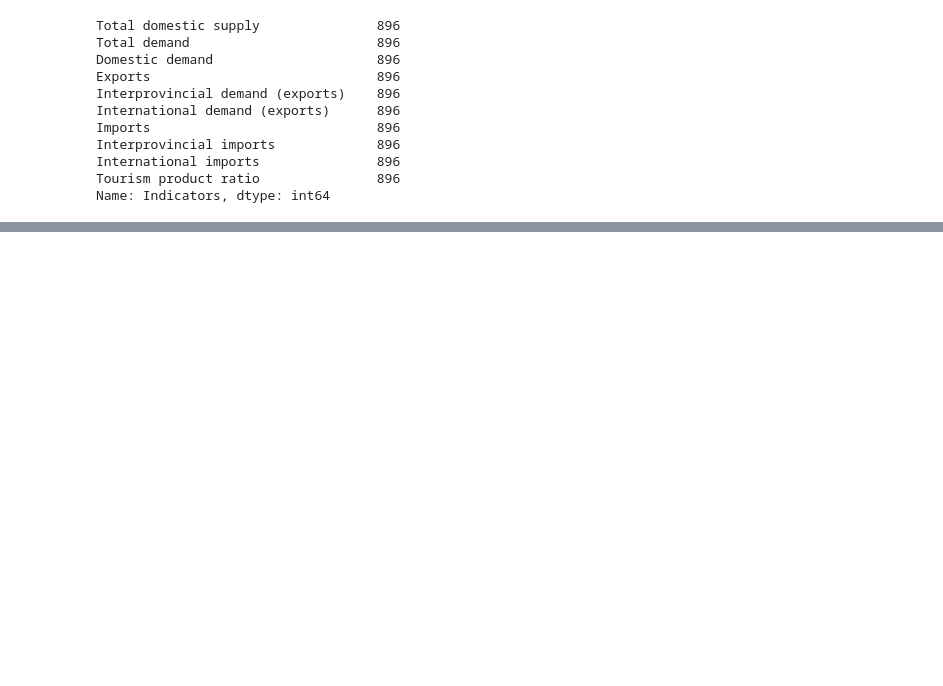
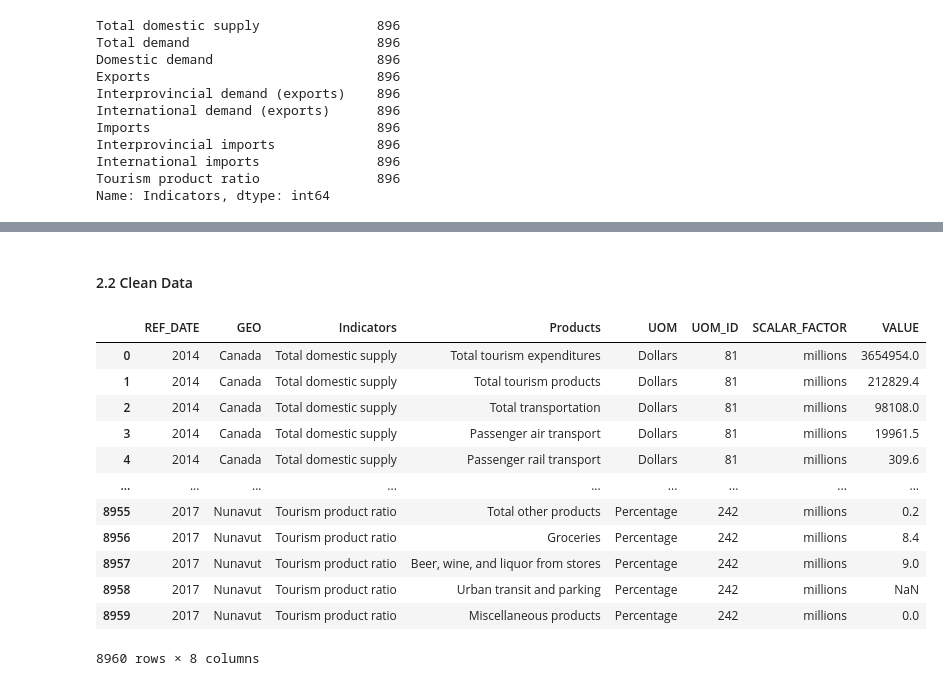
Before and after one commit to data301-2021-winter1/group05-project, a Jupyter notebook: notebooks/analysis3.ipynb, the cells around one changed output, grey strips where cells are left out. Drawn from its saved outputs; the diff is of its cells as text; code cells hidden in the pictures; blank space fills up the shorter version.

Commit message:
worked on some more steps in milestone 3 - Task 2 Analysis pipeline - cleaning

```diff
--- a/notebooks/analysis3.ipynb
+++ b/notebooks/analysis3.ipynb
@@ -4,8 +4,8 @@
 My Interests are surrounding the growth of tourism in BC, as I live in Kelowna which is a tourist hotspot in BC, and would like to see where growth trends are heading. I am curious where are the majority of BCs tourists coming from: domestically or out-of-province? As well as, what is BCs overall tourism growth rate from 2014-2017 compared to Canada’s?
 # %%
 import pandas as pd
-df = pd.read_csv("../data/raw/tourism.csv")
-df
+df1 = pd.read_csv("../data/raw/tourism.csv")
+df1
 # %% [output]
 |  | REF_DATE | GEO | DGUID | Indicators | Products | UOM | UOM_ID | SCALAR_FACTOR | SCALAR_ID | VECTOR | ... |
 | 0 | 2014 | Canada | 2016A11124 | Total domestic supply | Total tourism expenditures | Dollars | 81 | millions | 6 | v1001801179 | ... |
@@ -132,0 +151,23 @@ Name: Indicators, dtype: int64
+# %% [markdown]
+#### 2.2 Clean Data
+# %%
+#First I will remove columns not being used, and rows columns 13/14 with all null values using the .drop() function with inplace = True will keep the columns deleted whenever I refer to df
+df1.drop(columns=['DGUID','SCALAR_ID','VECTOR','COORDINATE','STATUS','DECIMALS'], axis=1, inplace = True)
+# %%
+df1.drop(columns=['SYMBOL','TERMINATED'],axis=1,inplace = True)
+# %%
+df1
+# %% [output]
+|  | REF_DATE | GEO | Indicators | Products | UOM | UOM_ID | SCALAR_FACTOR | VALUE |
+| 0 | 2014 | Canada | Total domestic supply | Total tourism expenditures | Dollars | 81 | millions | 3654954.0 |
+| 1 | 2014 | Canada | Total domestic supply | Total tourism products | Dollars | 81 | millions | 212829.4 |
+| 2 | 2014 | Canada | Total domestic supply | Total transportation | Dollars | 81 | millions | 98108.0 |
+| 3 | 2014 | Canada | Total domestic supply | Passenger air transport | Dollars | 81 | millions | 19961.5 |
+| 4 | 2014 | Canada | Total domestic supply | Passenger rail transport | Dollars | 81 | millions | 309.6 |
+| ... | ... | ... | ... | ... | ... | ... | ... | ... |
+| 8955 | 2017 | Nunavut | Tourism product ratio | Total other products | Percentage | 242 | millions | 0.2 |
+| 8956 | 2017 | Nunavut | Tourism product ratio | Groceries | Percentage | 242 | millions | 8.4 |
+| 8957 | 2017 | Nunavut | Tourism product ratio | Beer, wine, and liquor from stores | Percentage | 242 | millions | 9.0 |
+| 8958 | 2017 | Nunavut | Tourism product ratio | Urban transit and parking | Percentage | 242 | millions | NaN |
+| 8959 | 2017 | Nunavut | Tourism product ratio | Miscellaneous products | Percentage | 242 | millions | 0.0 |
+8960 rows × 8 columns
```
Also changed, not shown: parts of 11 cells of this notebook.
